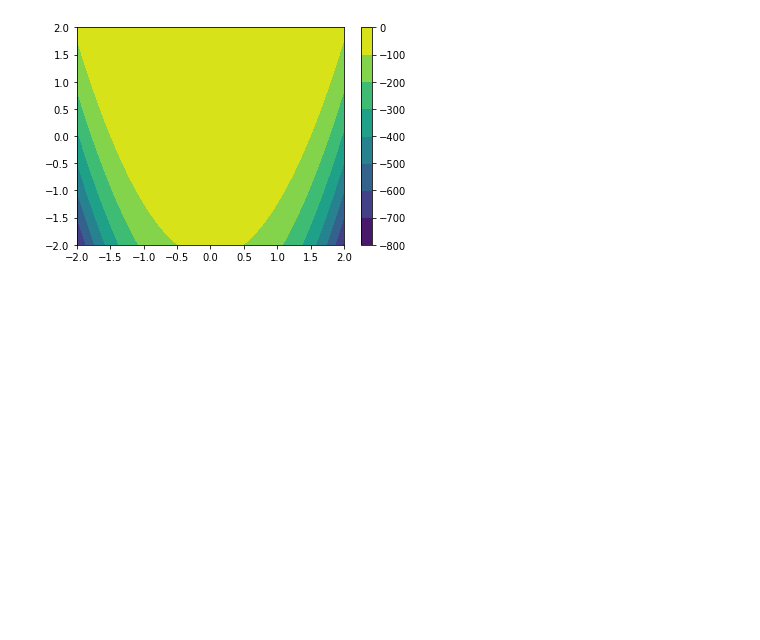
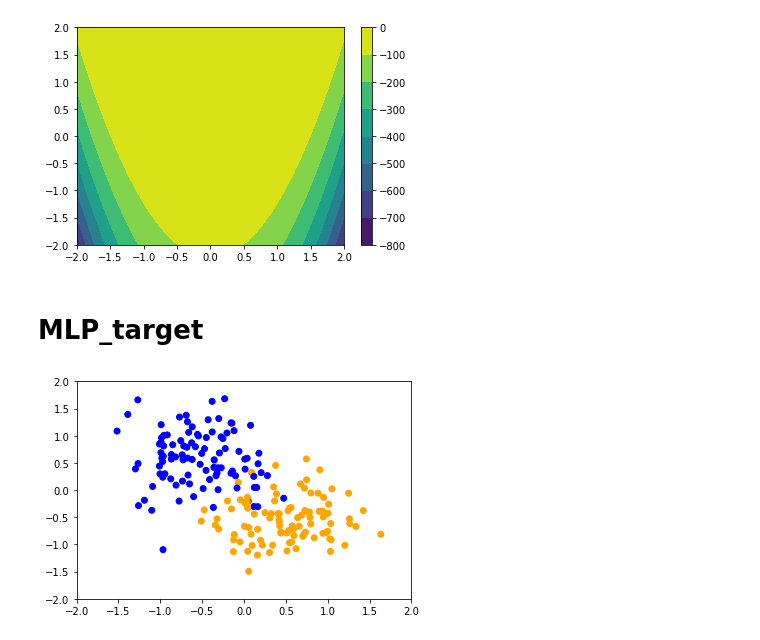
Before and after one commit to PyMLVizard/PyMLViz, a Jupyter notebook: widgets/Widget_targets.ipynb, the cells around one changed output. Cells and saved outputs as stored; diff of their text form; code cells hidden in the pictures; blank space fills up the shorter version.

```diff
--- a/widgets/Widget_targets.ipynb
+++ b/widgets/Widget_targets.ipynb
@@ -349,3 +350,5 @@ r.plot_value()
 # %% [output]
 Figure(axes=[Axis(num_ticks=7, scale=LinearScale(max=2.0, min=-2.0)), Axis(num_ticks=7, orientation='vertical'…
 [figure]
+# %% [markdown]
+# MLP_target
@@ -351,0 +418,7 @@ Figure(axes=[Axis(num_ticks=7, scale=LinearScale(max=2.0, min=-2.0)), Axis(num_t
+# %%
+mlp = MLP_target(size=2, mean1=[-0.5, 0.5], cov1=[[0.2, 0.],[0., 0.2]],
+                         mean2=[0.5, -0.5], cov2=[[0.2, 0.],[0., 0.2]],
+                 n_samples_per_class=100)
+mlp.plot()
+# %% [output]
+[figure, added]
```
Also changed, not shown: parts of 4 cells of this notebook, 3 other files.
